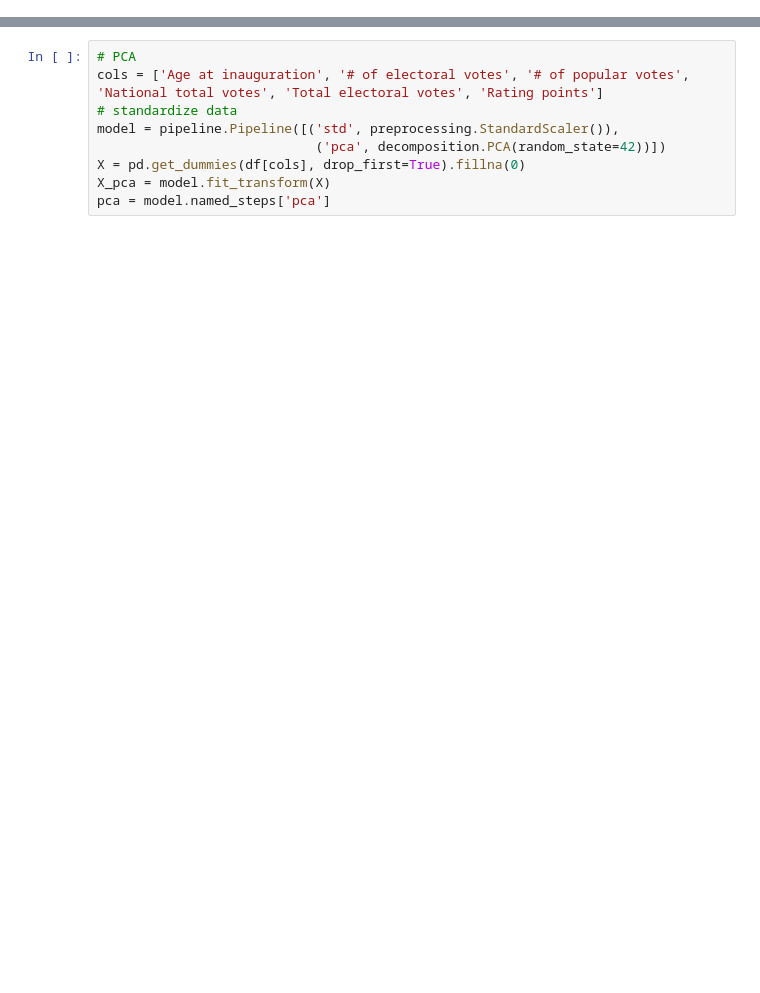
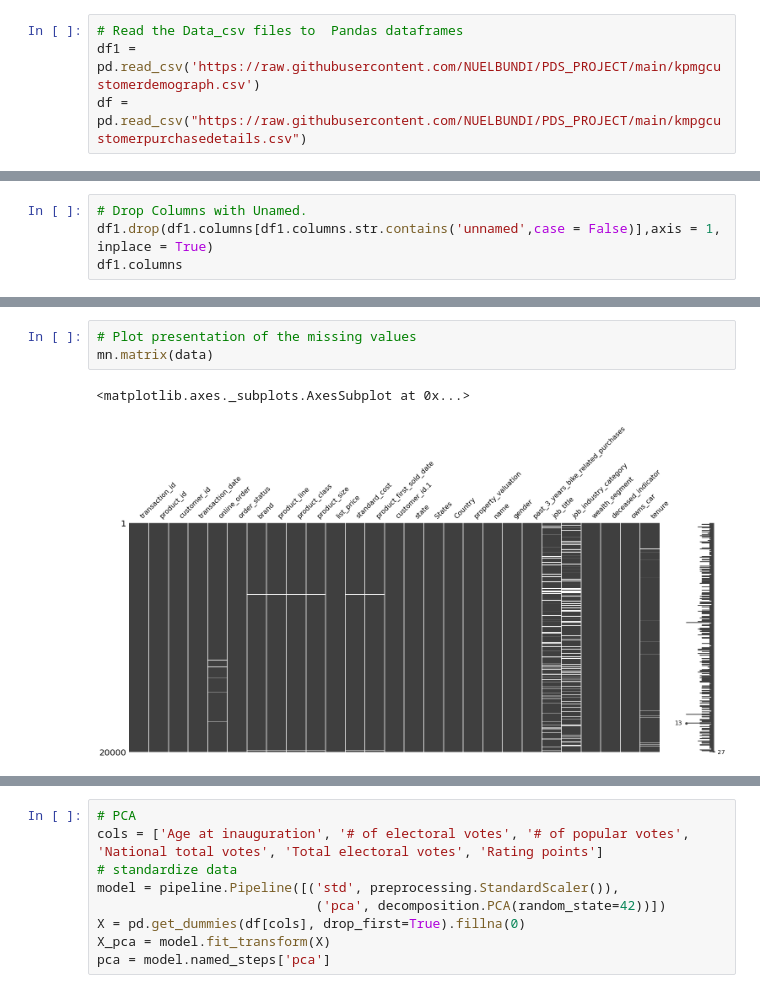
Before and after one commit to NUELBUNDI/PDS_PROJECT, a Jupyter notebook: Final_Project_Lee_Bundi_102586.ipynb, the cells around one changed output, grey strips where cells are left out. Drawn from its saved outputs; the diff is of its cells as text; blank space fills up the shorter version.

```diff
--- a/Final_Project_Lee_Bundi_102586.ipynb
+++ b/Final_Project_Lee_Bundi_102586.ipynb
@@ -60,0 +16,4 @@ df.head()
+# %%
+# Read the Data_csv files to  Pandas dataframes
+df1 = pd.read_csv('https://raw.githubusercontent.com/NUELBUNDI/PDS_PROJECT/main/kpmgcustomerdemograph.csv')
+df = pd.read_csv("https://raw.githubusercontent.com/NUELBUNDI/PDS_PROJECT/main/kmpgcustomerpurchasedetails.csv")
@@ -60,0 +47,4 @@ df.head()
+# %%
+# Drop Columns with Unamed.
+df1.drop(df1.columns[df1.columns.str.contains('unnamed',case = False)],axis = 1, inplace = True)
+df1.columns
@@ -60,0 +116,6 @@ df.head()
+# %%
+# Plot presentation of the missing values
+mn.matrix(data)
+# %% [output]
+<matplotlib.axes._subplots.AxesSubplot at 0x...>
+[figure, added]
```
Also changed, not shown: parts of 47 cells of this notebook.
